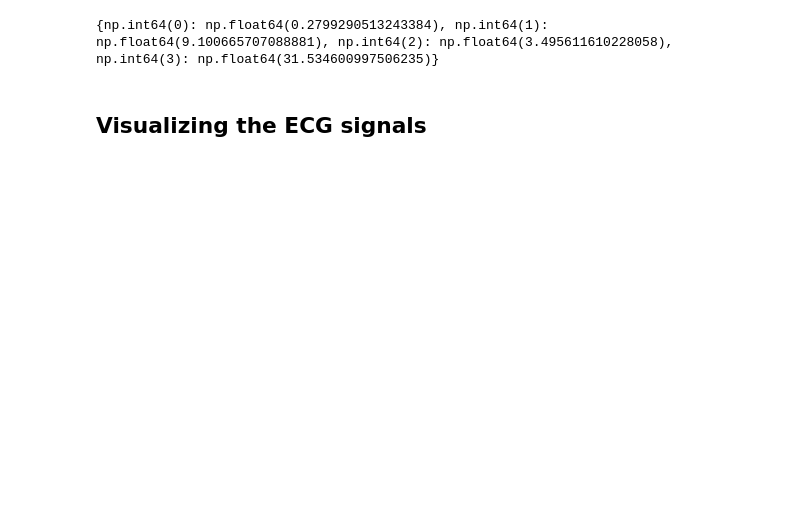
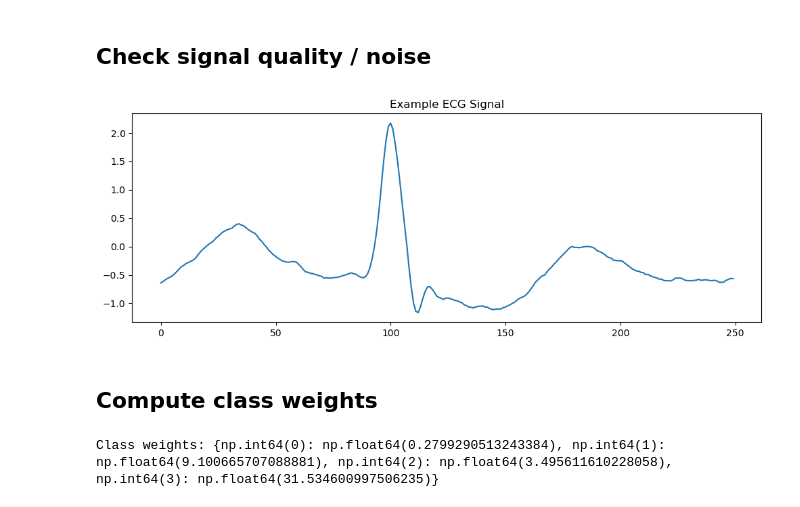
Before and after one commit to verness/6600-Project, a Jupyter notebook: notebooks/eda.ipynb, the cells around one changed output. Drawn from its saved outputs; the diff is of its cells as text; code cells hidden in the pictures; blank space fills up the shorter version.

```diff
--- a/notebooks/eda.ipynb
+++ b/notebooks/eda.ipynb
@@ -17,3 +59,14 @@ Counter({np.int64(0): 90347, np.int64(2): 7235, np.int64(1): 2779, np.int64(3):
+# %% [markdown]
+## Check signal quality / noise
+# %%
+plt.figure(figsize=(12,4))
+plt.plot(X[0])
+plt.title("Example ECG Signal")
+plt.show()
+# %% [output]
+[figure, added]
+# %% [markdown]
+## Compute class weights
 # %%
 from sklearn.utils.class_weight import compute_class_weight
 
@@ -21,8 +74,6 @@ classes = np.unique(y)
 weights = compute_class_weight('balanced', classes=classes, y=y)
 
 class_weights = dict(zip(classes, weights))
-print(class_weights)
+print("Class weights:", class_weights)
 # %% [output]
-{np.int64(0): np.float64(0.2799290513243384), np.int64(1): np.float64(9.100665707088881), np.int64(2): np.float64(3.495611610228058), np.int64(3): np.float64(31.534600997506235)}
+Class weights: {np.int64(0): np.float64(0.2799290513243384), np.int64(1): np.float64(9.100665707088881), np.int64(2): np.float64(3.495611610228058), np.int64(3): np.float64(31.534600997506235)}
-# %% [markdown]
-## Visualizing the ECG signals
```
Also changed, not shown: parts of 21 cells of this notebook.
